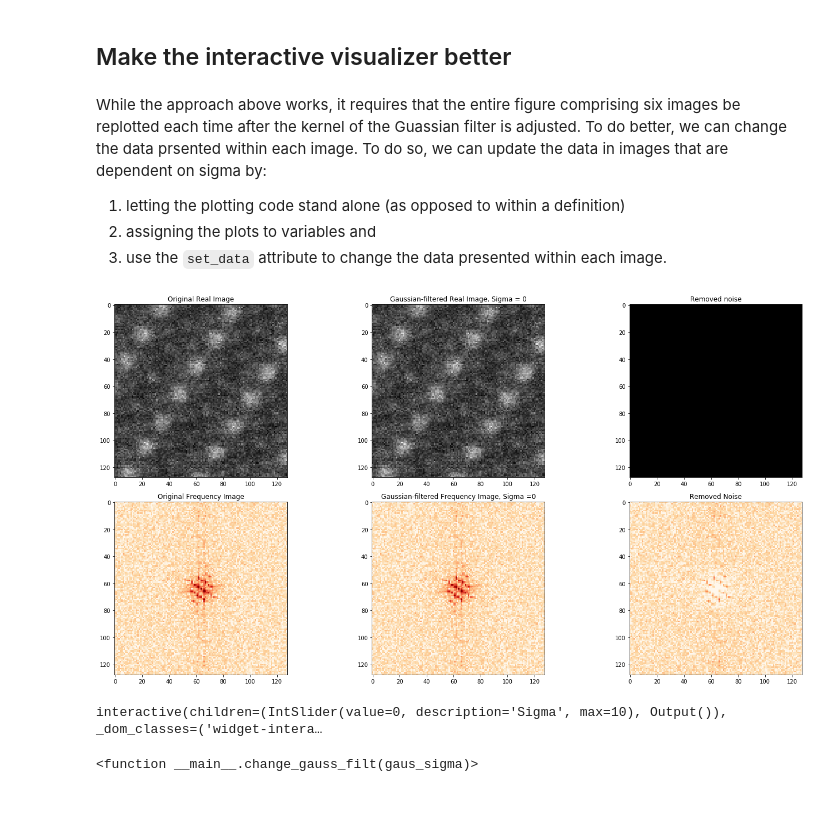
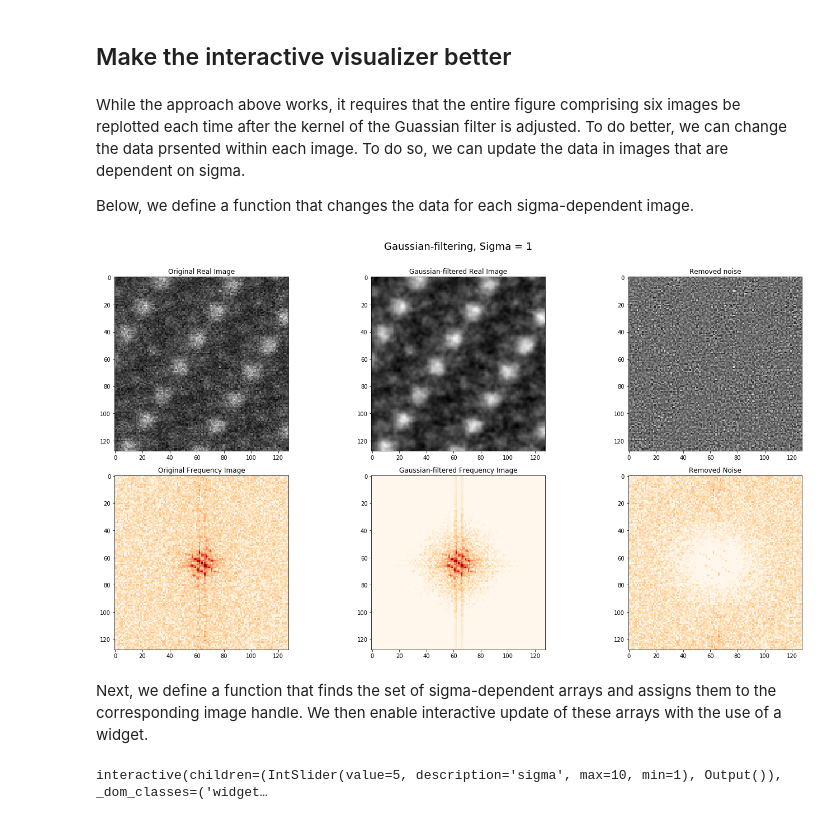
Before and after one commit to pycroscopy/CNMS_UM_2018_SPIMA, a Jupyter notebook: 09_Interactive_Visualizer.ipynb, the cells around one changed output. Saved outputs shown, nothing was run; the diff lists cells and outputs as text; code cells hidden in the pictures.

Commit message:
added more effecient way to interact with visualizer

```diff
--- a/09_Interactive_Visualizer.ipynb
+++ b/09_Interactive_Visualizer.ipynb
@@ -138,47 +138,36 @@ interactive(children=(IntSlider(value=0, description='Sigma', max=10), Output())
 # %% [markdown]
 ## Make the interactive visualizer better
 # %% [markdown]
-While the approach above works, it requires that the entire figure comprising six images be replotted each time after the kernel of the Guassian filter is adjusted. To do better, we can change the data prsented within each image. To do so, we can update the data in images that are dependent on sigma by:
-1) letting the plotting code stand alone (as opposed to within a definition)
-2) assigning the plots to variables and
-2) use the `set_data` attribute to change the data presented within each image.
+While the approach above works, it requires that the entire figure comprising six images be replotted each time after the kernel of the Guassian filter is adjusted. To do better, we can change the data prsented within each image. To do so, we can update the data in images that are dependent on sigma.
+
+Below, we define a function that changes the data for each sigma-dependent image.
 # %%
-gaus_sigma = 0
-gaussian_filtered = filters.gaussian(cropped_image, sigma=gaus_sigma)
-fft_raw = np.fft.fftshift(np.fft.fft2(cropped_image))
-fft_gaus_filt = np.fft.fftshift(np.fft.fft2(gaussian_filtered))
+def change_gause_filter(sigma):
+    real_filt = filters.gaussian(cropped_image, sigma=sigma)
+    real_noise = cropped_image - real_filt
+    fft_filt = np.fft.fftshift(np.fft.fft2(real_filt))
+    fft_noise = np.fft.fftshift(np.fft.fft2(real_noise))
+    return real_filt, real_noise, np.log10(np.abs(fft_filt)), np.log10(np.abs(fft_noise))
+
+sigma = 1
+# Get the images that will change:
+real_filt, real_noise, fft_filt, fft_noise = change_gause_filter(sigma)
 
 fig, axes = plt.subplots(ncols=3, nrows=2, figsize=(20, 10))
-orig_img = axes[0,0].imshow(cropped_image, cmap='gray')
+axes[0,0].imshow(cropped_image, cmap='gray')
 axes[0,0].set_title('Original Real Image')
-gauss_filt_real = axes[0,1].imshow(gaussian_filtered, cmap='gray')
-axes[0,1].set_title('Gaussian-filtered Real Image, Sigma = {}'.format(gaus_sigma))
-rm_noise_real = axes[0,2].imshow(cropped_image - gaussian_filtered, cmap='gray')
+axes[1,0].imshow(np.log10(np.abs(fft_raw)), cmap=plt.cm.OrRd, vmin=[0.5, 2.5])
+axes[1,0].set_title('Original Frequency Image');
+ih_filt_real = axes[0,1].imshow(real_filt, cmap='gray')
+axes[0,1].set_title('Gaussian-filtered Real Image')
+ih_noise_real = axes[0,2].imshow(real_noise, cmap='gray')
 axes[0,2].set_title('Removed noise');
-orig_freq = axes[1,0].imshow(np.log10(np.abs(fft_raw)), cmap=plt.cm.OrRd, vmin=[0.5, 2.5])
-axes[1,0].set_title('Original Frequency Image');
-gauss_filt_freq = axes[1,1].imshow(np.log10(np.abs(fft_gaus_filt)), cmap=plt.cm.OrRd, vmin=[0.5, 2.5])
-axes[1,1].set_title('Gaussian-filtered Frequency Image, Sigma ={}'.format(gaus_sigma))
-rm_noise_freq = axes[1,2].imshow(np.log10(np.abs(fft_noise_rem)), cmap=plt.cm.OrRd, vmin=[0.5, 2.5])
+ih_filt_fft = axes[1,1].imshow(fft_filt, cmap=plt.cm.OrRd, vmin=[0.5, 2.5])
+axes[1,1].set_title('Gaussian-filtered Frequency Image')
+ih_noise_fft = axes[1,2].imshow(fft_noise, cmap=plt.cm.OrRd, vmin=[0.5, 2.5])
 axes[1,2].set_title('Removed Noise')
+title_handle = fig.suptitle('Gaussian-filtering, Sigma = {}'.format(sigma),
+                            y=1.05, fontsize=18)
 fig.tight_layout()
 # %% [output]
-[figure, old version]
+[figure, new version]
-# %%
-def change_gauss_filt(gaus_sigma):
-    gaussian_filtered = filters.gaussian(cropped_image, sigma=gaus_sigma)
-    fft_raw = np.fft.fftshift(np.fft.fft2(cropped_image))
-    fft_gaus_filt = np.fft.fftshift(np.fft.fft2(gaussian_filtered))
-
-    gauss_filt_real.set_data(gaussian_filtered)
-#     axes[0,1].set_title('Gaussian-filtered Real Image, Sigma = {}'.format(gaus_sigma))
-    rm_noise_real.set_data(cropped_image - gaussian_filtered)
-#     gauss_filt_freq.set_data(np.log10(np.abs(filters.gaussian(cropped_image, sigma=gaus_sigma))))
-    fig.canvas.draw()
-    display(fig)
-
-gaus_slide2 = widgets.IntSlider(min=0, max=10, description='Sigma', continuous_update=True)
-widgets.interact(change_gauss_filt, gaus_sigma=gaus_slide2)
-# %% [output]
-interactive(children=(IntSlider(value=0, description='Sigma', max=10), Output()), _dom_classes=('widget-intera…
-<function __main__.change_gauss_filt(gaus_sigma)>
@@ -205,0 +174,14 @@ fig.tight_layout()
+# %% [markdown]
+Next, we define a function that finds the set of sigma-dependent arrays and assigns them to the corresponding image handle. We then enable interactive update of these arrays with the use of a widget.
+# %%
+def update_plots(sigma):
+    real_filt, real_noise, fft_filt, fft_noise = change_gause_filter(sigma)
+    for data, img_handle in zip([real_filt, real_noise, fft_filt, fft_noise],
+                                [ih_filt_real, ih_noise_real, ih_filt_fft, ih_noise_fft]):
+        img_handle.set_data(data)
+    title_handle.set_text('Gaussian-filtering, Sigma = {}'.format(sigma))
+    display(fig)
+
+widgets.interact(update_plots, sigma=(1, 10, 1));
+# %% [output]
+interactive(children=(IntSlider(value=5, description='sigma', max=10, min=1), Output()), _dom_classes=('widget…
```
Also changed, not shown: parts of 1 cell of this notebook.
